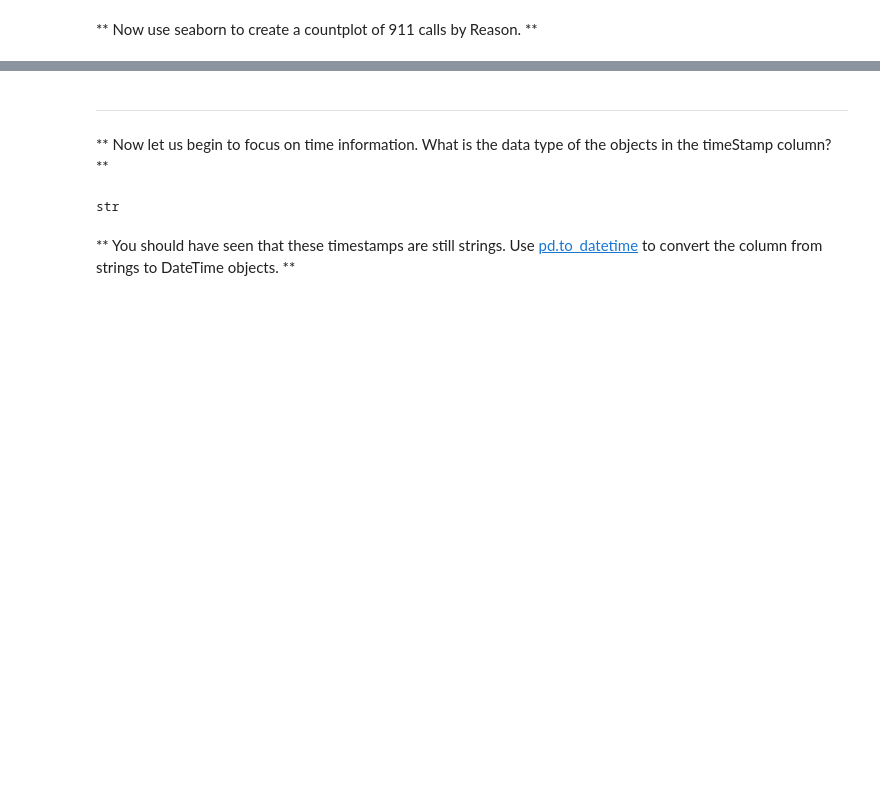
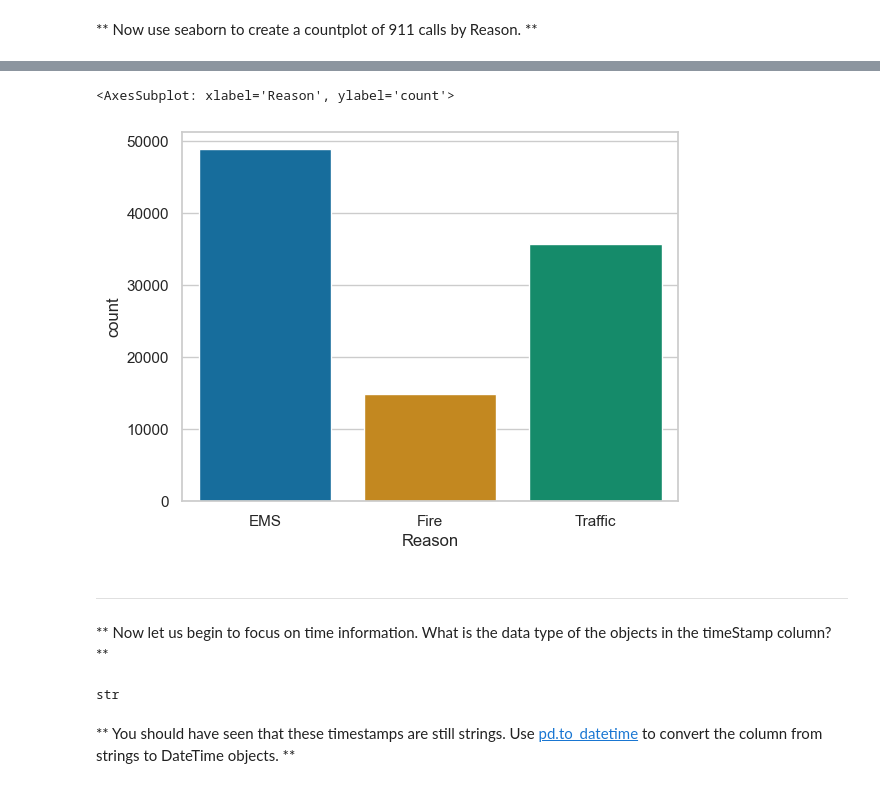
Before and after one commit to TheXirex/911-Calls, a Jupyter notebook: 911_Calls.ipynb, the cells around one changed output, grey strips where cells are left out. Cells and saved outputs as stored; diff of their text form; code cells hidden in the pictures; blank space fills up the shorter version.

```diff
--- a/911_Calls.ipynb
+++ b/911_Calls.ipynb
@@ -26,11 +26,12 @@ import pandas as pd
 ** Import visualization libraries and set %matplotlib inline. **
 # %%
 import seaborn as sns
+sns.set_theme(style="whitegrid")
 %matplotlib inline
 # %% [markdown]
 ** Read in the csv file as a dataframe called df **
 # %%
-df = pd.read_csv('D:\\Development\\Courses\\Python for DS and ML\\10-Data-Capstone-Projects\\911.csv')
+df = pd.read_csv('911.csv')
 # %% [markdown]
 ** Check the info() of the df **
 # %%
@@ -97,3 +100,8 @@ Name: twp, dtype: int64
 ** In the titles column there are "Reasons/Departments" specified before the title code. These are EMS, Fire, and Traffic. Use .apply() with a custom lambda expression to create a new column called "Reason" that contains this string value.**
 
 **For example, if the title column value is EMS: BACK PAINS/INJURY , the Reason column value would be EMS. **
+# %%
+reasons = df['title'].apply(lambda x: x.split(':')[0])
+# %%
+df['Reason'] = reasons
+df.head()
@@ -114,3 +126,8 @@ Name: Reason, dtype: int64
+# %%
+sns.countplot(data = df, x = df['Reason'], palette='colorblind')
+# %% [output]
+<AxesSubplot: xlabel='Reason', ylabel='count'>
+[figure, added]
 # %% [markdown]
 ___
 ** Now let us begin to focus on time information. What is the data type of the objects in the timeStamp column? **
```
Also changed, not shown: parts of 8 cells of this notebook.
